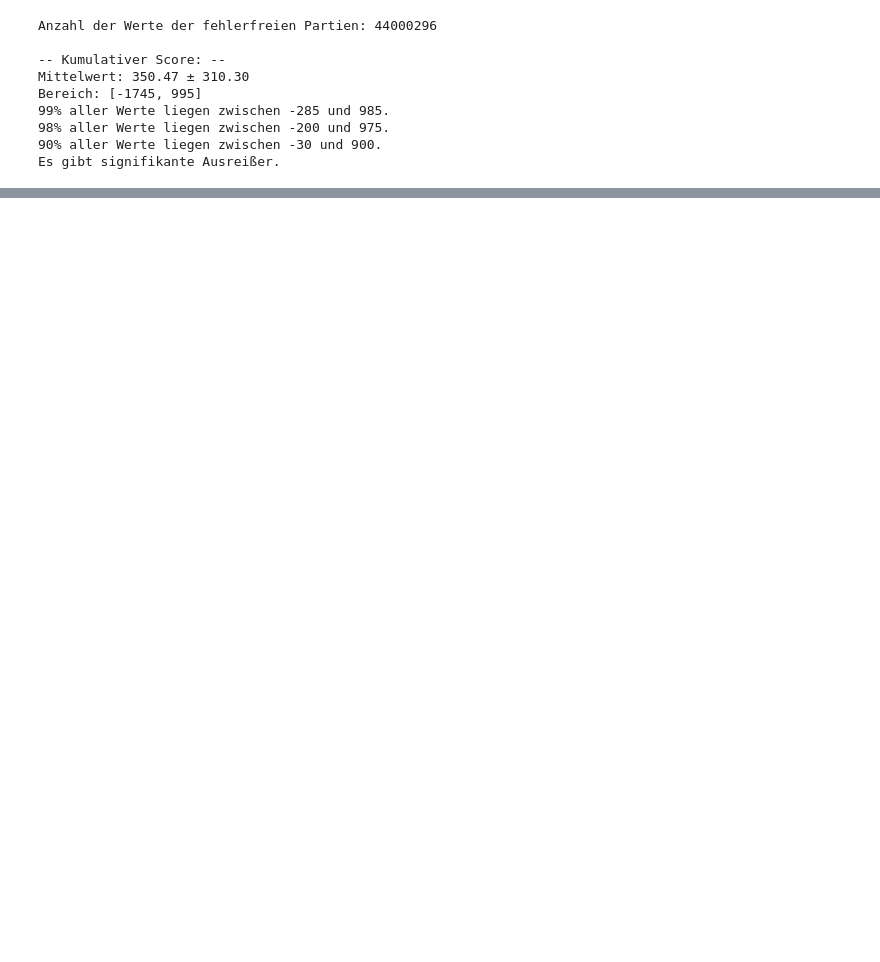
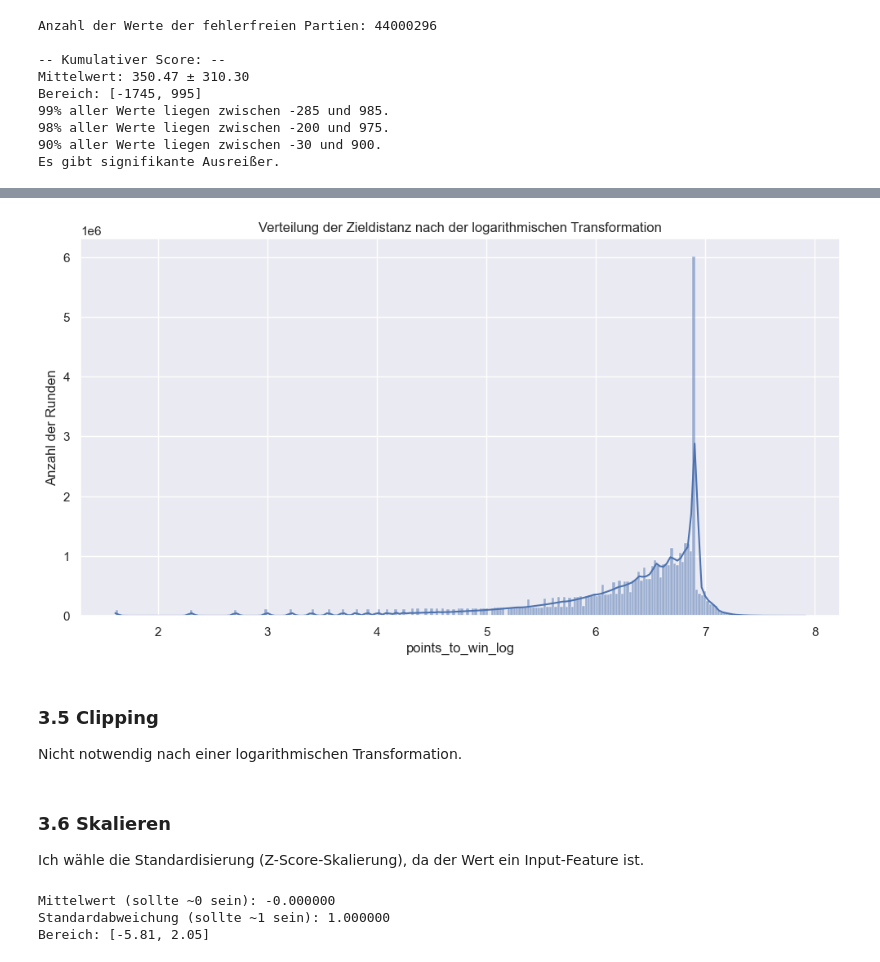
Before and after one commit to frohlfing/tichu, a Jupyter notebook: notebooks/BSW_03_ScoreCum.ipynb, the cells around one changed output, grey strips where cells are left out. Saved outputs shown, nothing was run; the diff lists cells and outputs as text; code cells hidden in the pictures; blank space fills up the shorter version.

```diff
--- a/notebooks/BSW_03_ScoreCum.ipynb
+++ b/notebooks/BSW_03_ScoreCum.ipynb
@@ -266,15 +91,0 @@ Damit treffen wir die gleichen Perzentile:
-# %%
-# Clipping für die Zieldistanz
-
-# SQL-Syntax: WHERE score BETWEEN 250 AND 995
-df1['points_to_win_clipped'] = df1['points_to_win'].clip(lower=-5, upper=1250)
-
-# Kennzahlen nach dem Clipping
-stats_ptw = df1['points_to_win_clipped'].describe()
-mean_ptw = stats_ptw['mean']
-stdev_ptw = stats_ptw['std'] # .std() in Pandas verwendet standardmäßig ddof=1 (Stichprobe)
-min_ptw = stats_ptw['min']
-max_ptw = stats_ptw['max']
-print(f"Mittelwert: {mean_ptw:.2f}")
-print(f"Standardabweichung: {stdev_ptw:.2f}")
-print(f"Bereich: [{min_ptw:.0f}, {max_ptw:.0f}]")
@@ -402,12 +91,0 @@ Wende die Z-Score-Skalierung auf die logarithmierten Werte an.
-# %%
-# Standardisierung der Zieldistanz
-# SQL-Syntax: (score - avg) / stddev
-
-stats_ptw = df1['points_to_win_clipped'].describe()
-df1['points_to_win_scale'] = (df1['points_to_win_clipped'] - stats_ptw['mean']) / stats_ptw['std']
-
-# Kennzahlen der standardisierten Werte
-stats_ptw = df1['points_to_win_scale'].describe()
-print(f"Mittelwert (sollte ~0 sein): {stats_ptw['mean']:.6f}")
-print(f"Standardabweichung (sollte ~1 sein): {stats_ptw['std']:.6f}")
-print(f"Bereich: [{stats_ptw['min']:.2f}, {stats_ptw['max']:.2f}]")
@@ -440,0 +209,6 @@ Der Unterschied zwischen `log(1+2000) ≈ 7.6` und `log(1+2500) ≈ 7.8` ist ger
+# %%
+# Logarithmische Transformation der Zieldistanz
+# SQL-Syntax: log(score_cum - min_cum)
+import numpy as np
+df1['points_to_win_log'] = np.log(1000 - df1['score_cum'])
+df1['points_to_win_log']
@@ -440,0 +271,35 @@ Der Unterschied zwischen `log(1+2000) ≈ 7.6` und `log(1+2500) ≈ 7.8` ist ger
+# %%
+# Histogramm
+plt.figure(figsize=(12, 6))
+sns.histplot(data=df1, x='points_to_win_log', bins=250, kde=True)
+plt.title('Verteilung der Zieldistanz nach der logarithmischen Transformation')
+plt.xlabel('points_to_win_log')
+plt.ylabel('Anzahl der Runden')
+plt.grid(True)
+plt.show()
+# %% [output]
+[figure, added]
+# %% [markdown]
+### 3.5 Clipping
+
+Nicht notwendig nach einer logarithmischen Transformation.
+# %% [markdown]
+### 3.6 Skalieren
+
+Ich wähle die Standardisierung (Z-Score-Skalierung), da der Wert ein Input-Feature ist.
+# %%
+# Skalierung – Z-Score (Standardisierung)
+# SQL-Syntax: (score - avg) / stddev
+
+stats = df1['points_to_win_log'].describe()
+df1['points_to_win_log_scale'] = (df1['points_to_win_log'] - stats['mean']) / stats['std']
+
+# Kennzahlen der standardisierten Werte
+stats = df1['points_to_win_log_scale'].describe()
+print(f"Mittelwert (sollte ~0 sein): {stats['mean']:.6f}")
+print(f"Standardabweichung (sollte ~1 sein): {stats['std']:.6f}")
+print(f"Bereich: [{stats['min']:.2f}, {stats['max']:.2f}]")
+# %% [output]
+Mittelwert (sollte ~0 sein): -0.000000
+Standardabweichung (sollte ~1 sein): 1.000000
+Bereich: [-5.81, 2.05]
```
Also changed, not shown: parts of 41 cells of this notebook, 2 other files.
